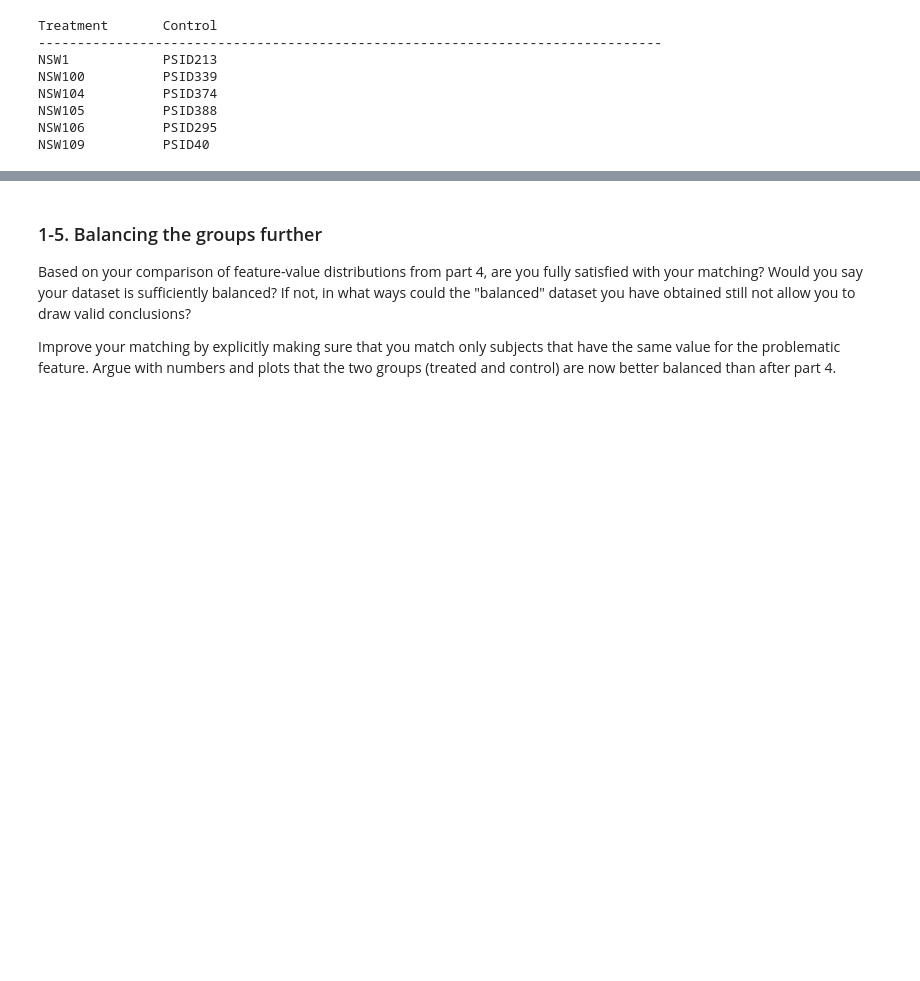
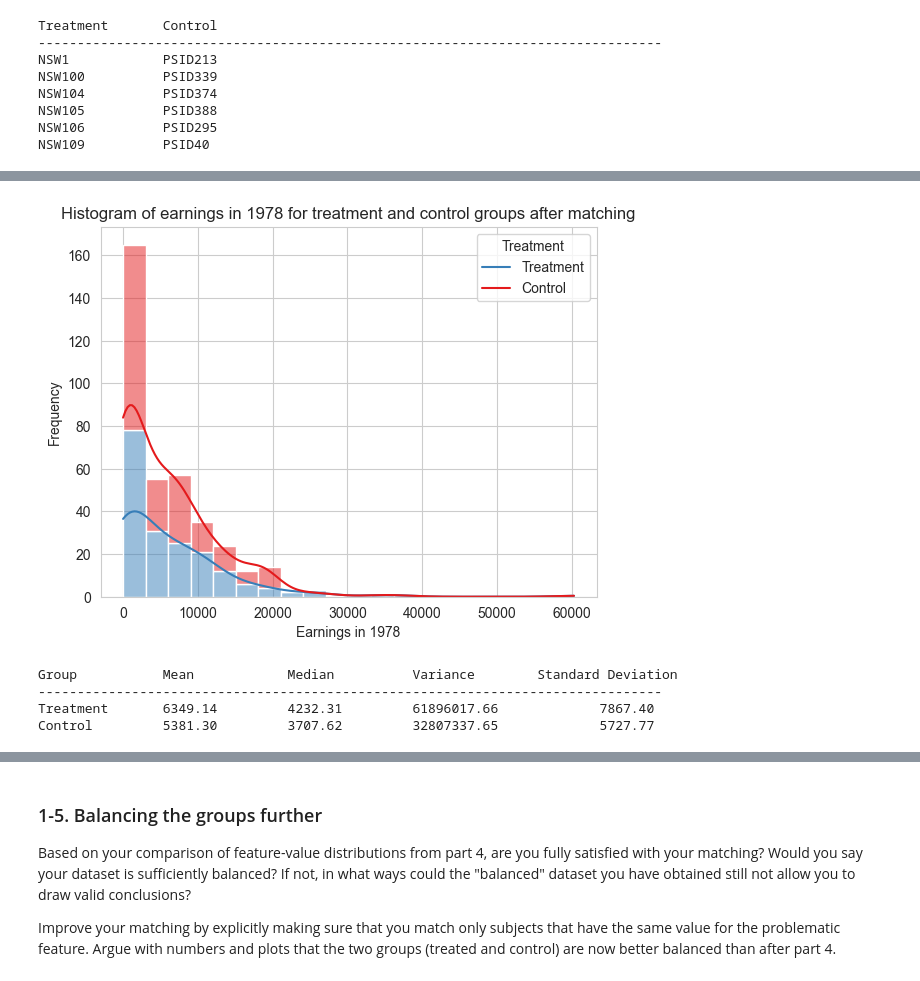
Before and after one commit to amirsoleix/exploratory-data-analysis, a Jupyter notebook: EDA-notebook.ipynb, the cells around one changed output, grey strips where cells are left out. Cells and saved outputs as stored; diff of their text form; code cells hidden in the pictures; blank space fills up the shorter version.

Commit message:
Complete propensity score matching

```diff
--- a/EDA-notebook.ipynb
+++ b/EDA-notebook.ipynb
@@ -328,3 +318,8 @@ NSW104          PSID374
 NSW105          PSID388
 NSW106          PSID295
 NSW109          PSID40
+# %%
+# Create a new dataframe with matched treatment and control groups
+df_matched = df.loc[[i[0] for i in matching] + [i[1] for i in matching]].copy()
+df_matched = df_matched.sort_index()
+df_matched.head()
@@ -330,0 +334,23 @@ NSW109          PSID40
+# %%
+# Plot histogram for earnings in 1978 for treatment and control groups
+sns.set_style('whitegrid')
+sns.set_palette('Set1')
+sns.histplot(data=df_matched, x='re78', hue='treat', kde=True, bins=20, multiple='stack')
+plt.legend(title='Treatment', loc='upper right', labels=['Treatment', 'Control'])
+plt.xlabel('Earnings in 1978')
+plt.ylabel('Frequency')
+plt.title('Histogram of earnings in 1978 for treatment and control groups after matching')
+plt.show()
+# %% [output]
+[figure, added]
+# %%
+# Calculate the mean, median, variance, and standard deviation for earnings in 1978 for treatment and control groups
+print('Group\t\tMean\t\tMedian\t\tVariance\tStandard Deviation')
+print('-'*80)
+print('Treatment\t{:.2f}\t\t{:.2f}\t\t{:.2f}\t\t{:.2f}'.format(df_matched[df_matched['treat'] == 1]['re78'].mean(), df_matched[df_matched['treat'] == 1]['re78'].median(), df_matched[df_matched['treat'] == 1]['re78'].var(), df_matched[df_matched['treat'] == 1]['re78'].std()))
+print('Control\t\t{:.2f}\t\t{:.2f}\t\t{:.2f}\t\t{:.2f}'.format(df_matched[df_matched['treat'] == 0]['re78'].mean(), df_matched[df_matched['treat'] == 0]['re78'].median(), df_matched[df_matched['treat'] == 0]['re78'].var(), df_matched[df_matched['treat'] == 0]['re78'].std()))
+# %% [output]
+Group           Mean            Median          Variance        Standard Deviation
+--------------------------------------------------------------------------------
+Treatment       6349.14         4232.31         61896017.66             7867.40
+Control         5381.30         3707.62         32807337.65             5727.77
```
Also changed, not shown: parts of 21 cells of this notebook.
